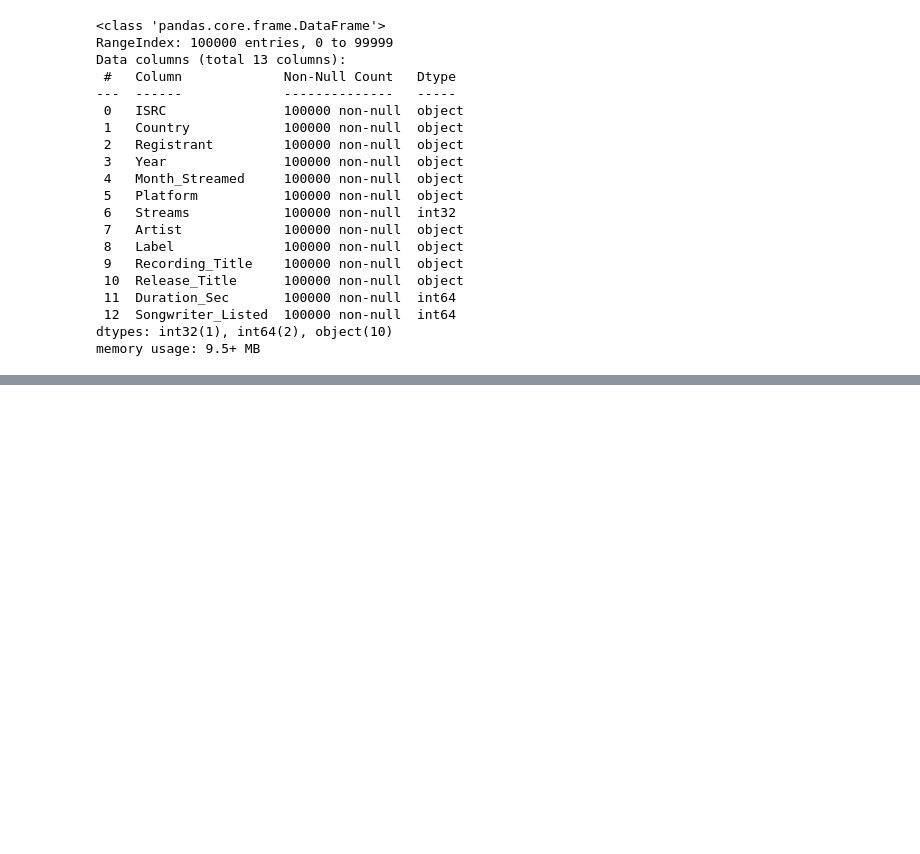
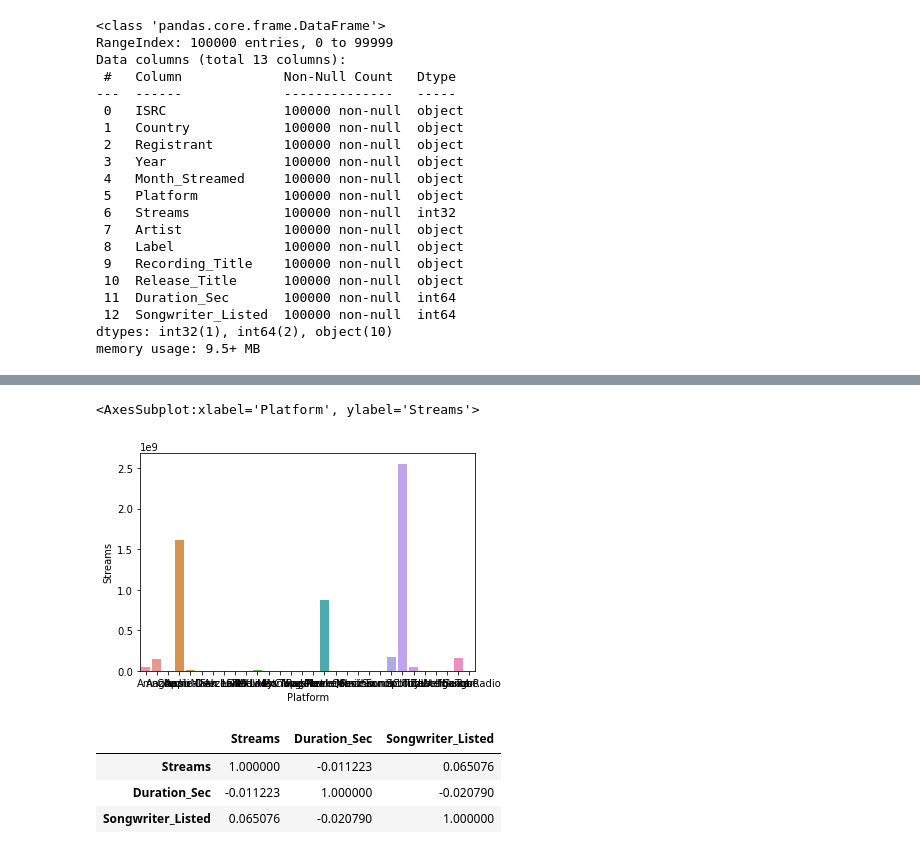
Before and after one commit to NSS-Data-Analytics-Cohort-6/mlc-project-count-dracula, a Jupyter notebook: Notebooks/MLC project.ipynb, the cells around one changed output, grey strips where cells are left out. Drawn from its saved outputs; the diff is of its cells as text; code cells hidden in the pictures; blank space fills up the shorter version.

```diff
--- a/Notebooks/MLC project.ipynb
+++ b/Notebooks/MLC project.ipynb
@@ -304,3 +304,7 @@ Data columns (total 13 columns):
  12  Songwriter_Listed  100000 non-null  int64
 dtypes: int32(1), int64(2), object(10)
 memory usage: 9.5+ MB
+# %%
+platform_sums = music_df.groupby(['Platform'], as_index=False).agg({'Streams':['sum']})
+platform_sums.columns = ['Platform','Streams']
+platform_sums.info()
@@ -306,0 +344,13 @@ memory usage: 9.5+ MB
+# %%
+sns.barplot(platform_sums['Platform'],platform_sums['Streams'])
+#wow ok so this gives us a chart i suppose but not QUITE what we're looking for.
+# %% [output]
+<AxesSubplot:xlabel='Platform', ylabel='Streams'>
+[figure, added]
+# %%
+music_df.corr()
+# %% [output]
+|  | Streams | Duration_Sec | Songwriter_Listed |
+| Streams | 1.000000 | -0.011223 | 0.065076 |
+| Duration_Sec | -0.011223 | 1.000000 | -0.020790 |
+| Songwriter_Listed | 0.065076 | -0.020790 | 1.000000 |
```
Also changed, not shown: parts of 27 cells of this notebook.
